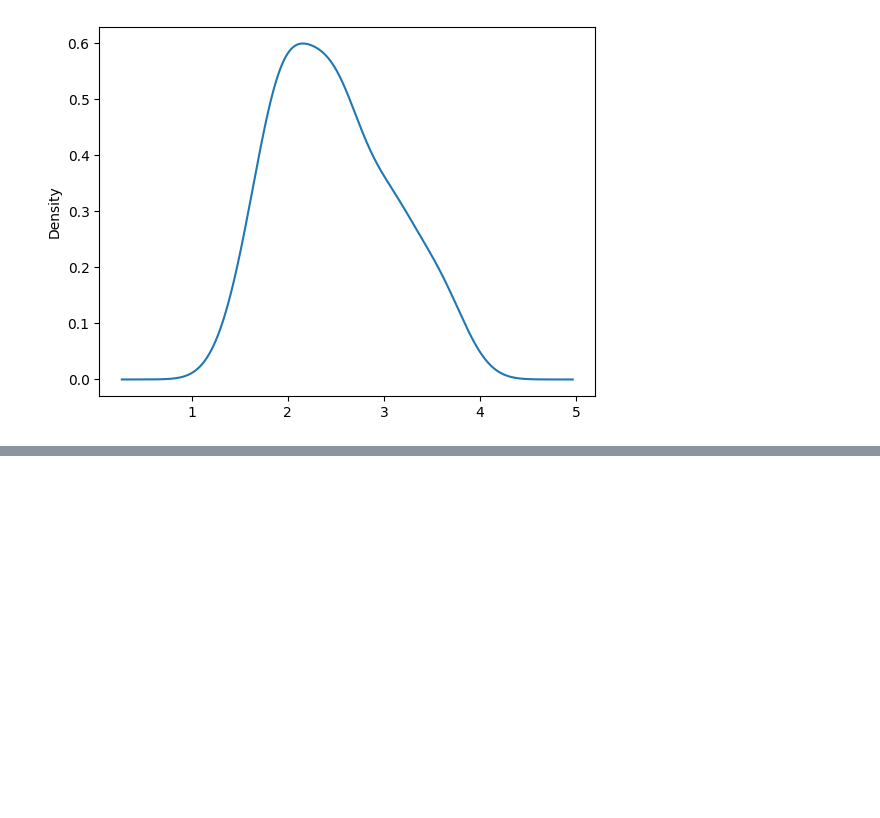
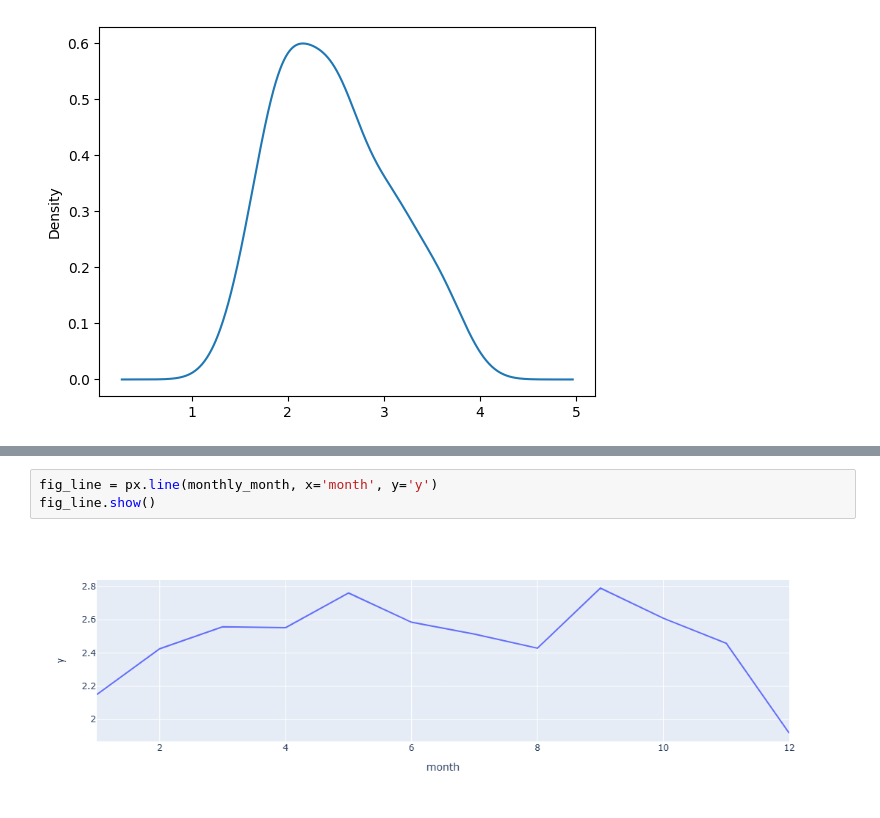
Before and after one commit to pepeEulogio/between, a Jupyter notebook: exploratory/eda.ipynb, the cells around one changed output, grey strips where cells are left out. Drawn from its saved outputs; the diff is of its cells as text; blank space fills up the shorter version.

```diff
--- a/exploratory/eda.ipynb
+++ b/exploratory/eda.ipynb
@@ -159,0 +161,5 @@ train_notna[['month', 'y']].groupby('month').mean()
+# %%
+fig_line = px.line(monthly_month, x='month', y='y')
+fig_line.show()
+# %% [output]
+[figure, added]
```
Also changed, not shown: parts of 7 cells of this notebook.
